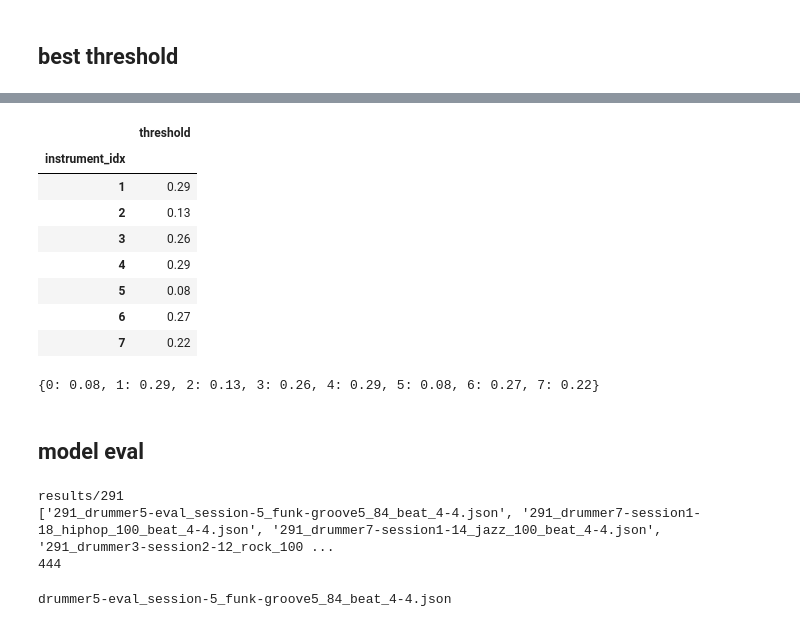
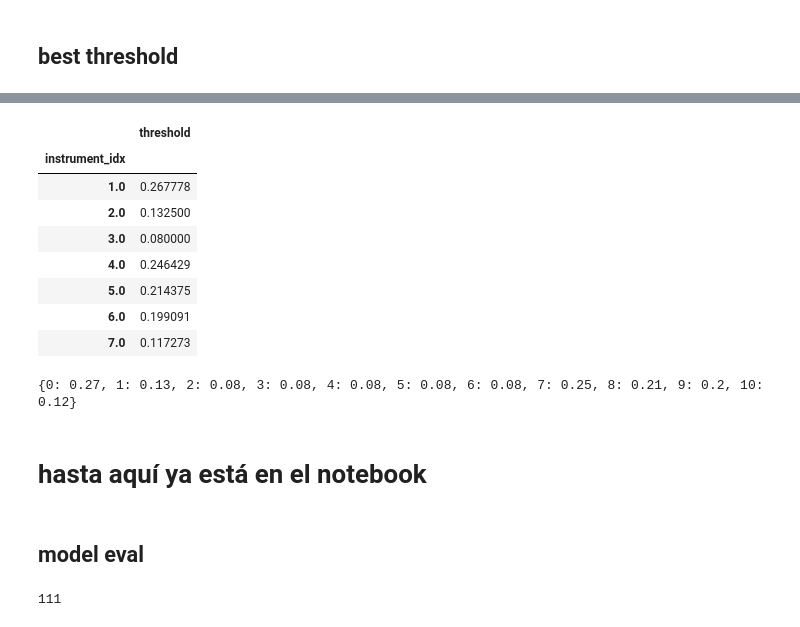
Before and after one commit to pelinski/crnn_multitask_adt, a Jupyter notebook: eval.ipynb, the cells around one changed output, grey strips where cells are left out. Drawn from its saved outputs; the diff is of its cells as text; code cells hidden in the pictures.

```diff
--- a/eval.ipynb
+++ b/eval.ipynb
@@ -31,6 +31,9 @@ magenta_ds.head()
 import mir_eval
 
 def compute_scores(magenta_transcription, out_8v_thres,instrument_index):
+    """
+    inputs must be np arrays
+    """
 
     onsets_eval_magenta = np.arange(magenta_transcription.shape[0])*magenta_transcription[:,instrument_index]*0.01
     onsets_eval_magenta = np.sort(onsets_eval_magenta[onsets_eval_magenta!=0])
@@ -166,7 +169,7 @@ if not os.path.exists(threshold_eval_dir):
 
 threshold_candidates = np.arange(0.01, 0.3, 0.01)
 # %%
-run = True # change to true to run
+run = False # change to true to run
 
 # randomly select 20 files from beat performances
 audio_files_list = np.array(magenta_ds[magenta_ds['beat_type']=='beat']['audio_filename'])
@@ -243,41 +235,43 @@ for performance_idx in range(num_performances):
 # %%
 # best value by instrument
 csv_files = os.listdir(threshold_eval_dir)
 
-df_total = pd.DataFrame()
+df_total = pd.DataFrame(columns=['instrument_idx', 'threshold','f_measure'])
 
 for idx,f in enumerate(csv_files):
     df = pd.DataFrame()
 
     file_path = os.path.join(threshold_eval_dir,f)
     df = df.append(pd.read_csv(file_path),ignore_index=True)
 
-    # if threshold values gave same f_measure, take min
+    # if threshold values gave same f_measure, take max
     if 'instrument_idx' in df.columns:
-        idx = df.groupby(['instrument_idx'])['threshold'].transform(min) == df['threshold']
+        idx = df.groupby(['instrument_idx'])['threshold'].transform(max) == df['threshold']
         df = df[idx]
 
     # remove nan column
     if 'Unnamed: 0' in df.columns:
         df = df.drop(columns=['Unnamed: 0'])
 
     df_total = df_total.append(df)
 
-df = df.astype({'instrument_idx':int})
-df = df.drop(columns=['f_measure'])
-df = df.groupby(['instrument_idx']).mean()
 
-display(df)
+# best threshold?
+#df_total = df_total.astype({'instrument_idx':int})
+df_total = df_total.drop(columns=['f_measure'])
+df_total = df_total.groupby(['instrument_idx']).mean()
+
+display(df_total)
 # %% [output]
 |  | threshold |
 | instrument_idx |  |
-| 1 | 0.29 |
-| 2 | 0.13 |
-| 3 | 0.26 |
-| 4 | 0.29 |
-| 5 | 0.08 |
-| 6 | 0.27 |
-| 7 | 0.22 |
+| 1.0 | 0.267778 |
+| 2.0 | 0.132500 |
+| 3.0 | 0.080000 |
+| 4.0 | 0.246429 |
+| 5.0 | 0.214375 |
+| 6.0 | 0.199091 |
+| 7.0 | 0.117273 |
 # %%
 threshold = {
     0: 0,
@@ -291,16 +285,18 @@ threshold = {
 }
 
 for idx,instrument in enumerate(list(df.index.values)):
-    threshold[instrument] = np.round(df.iloc[idx]['threshold'],2)
+    threshold[instrument] = np.round(df_total.iloc[idx]['threshold'],2)
 
 #instruments with no threshold optimized get the lowest threshold
 for instrument in threshold.keys():
     if threshold[instrument] == 0:
-        threshold[instrument] = np.round(df.min()['threshold'],2)
+        threshold[instrument] = np.round(df_total.min()['threshold'],2)
 
 print(threshold)
 # %% [output]
-{0: 0.08, 1: 0.29, 2: 0.13, 3: 0.26, 4: 0.29, 5: 0.08, 6: 0.27, 7: 0.22}
+{0: 0.27, 1: 0.13, 2: 0.08, 3: 0.08, 4: 0.08, 5: 0.08, 6: 0.08, 7: 0.25, 8: 0.21, 9: 0.2, 10: 0.12}
+# %% [markdown]
+# hasta aquí ya está en el notebook
 # %% [markdown]
 ## model eval
 # %%
@@ -313,22 +309,11 @@ results_dir = 'results'
 
 # list files in results folders
 computed_files = os.listdir(os.path.join(results_dir, str(selected_models[0]) ))
-print(computed_files)
-
+num_performances = len(computed_files)
 num_instruments = 8
 print(num_performances)
 # %% [output]
-results/291
-['291_drummer5-eval_session-5_funk-groove5_84_beat_4-4.json', '291_drummer7-session1-18_hiphop_100_beat_4-4.json', '291_drummer7-session1-14_jazz_100_beat_4-4.json', '291_drummer3-session2-12_rock_100 ...
-444
+111
-# %%
-f = os.path.join(os.path.join(results_dir, str(selected_models[0]) ),
-                 '291_drummer5-eval_session-5_funk-groove5_84_beat_4-4.json')
-
-performance_name = '_'.join(f.split('_')[1:])
-print(performance_name)
-# %% [output]
-drummer5-eval_session-5_funk-groove5_84_beat_4-4.json
 # %%
 import json
 import pandas as pd
```
Also changed, not shown: parts of 7 cells of this notebook.
